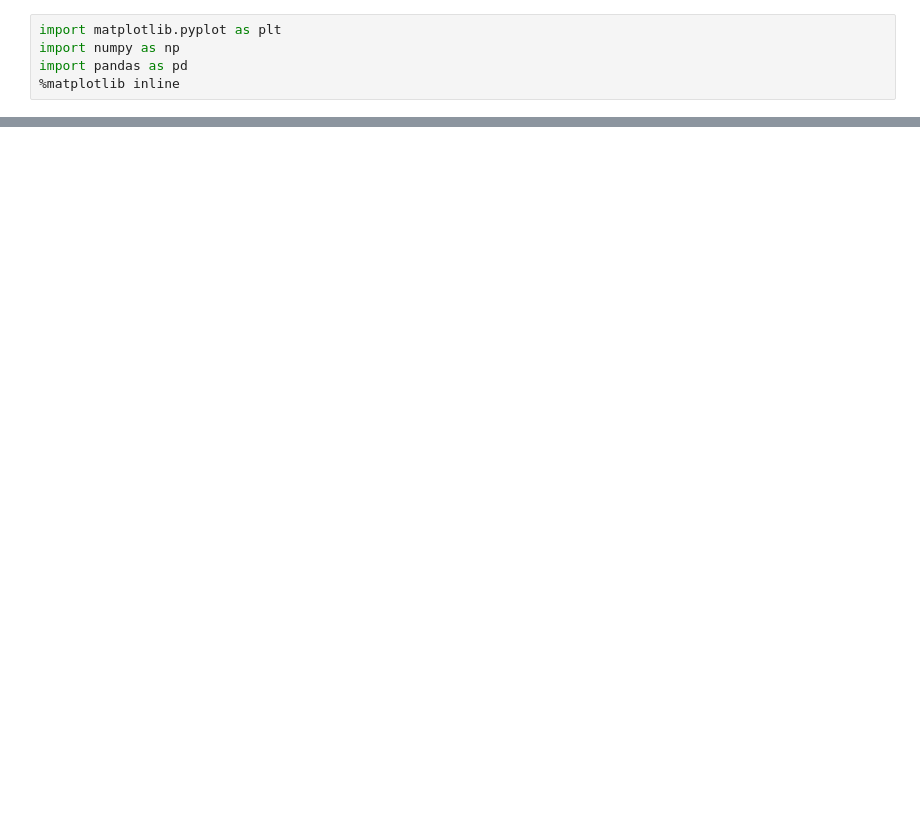
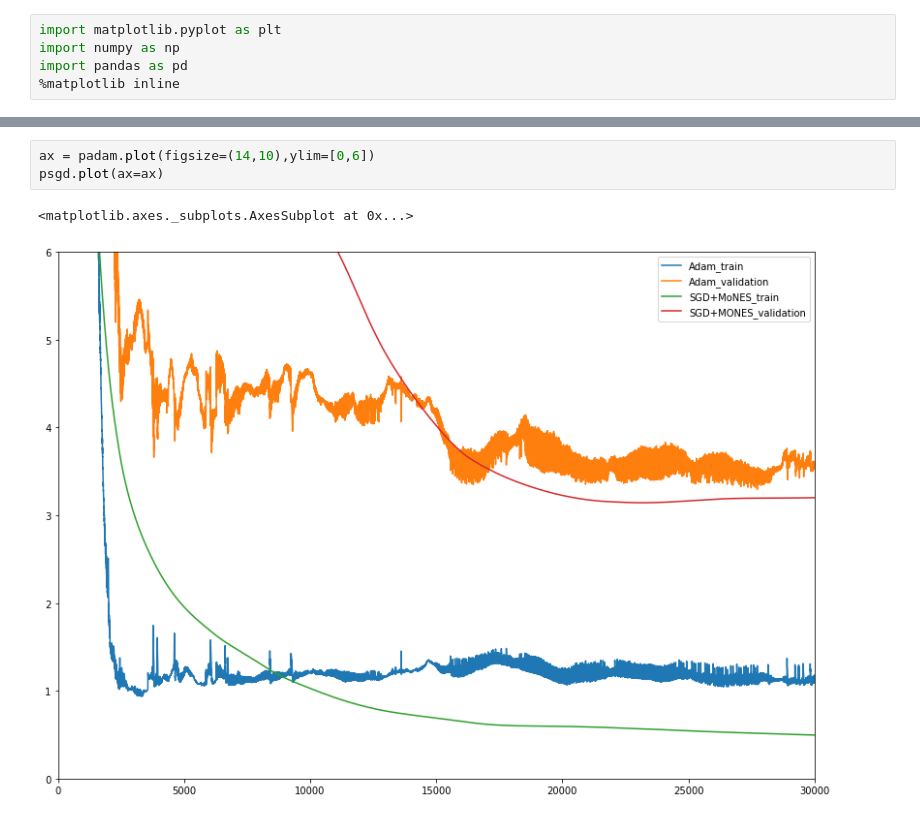
Before and after one commit to lilanpei/Monks, a Jupyter notebook: UsedFiles/Notebooks/FinalModelsPlots.ipynb, the cells around one changed output, grey strips where cells are left out. Saved outputs shown, nothing was run; the diff lists cells and outputs as text; blank space fills up the shorter version.

```diff
--- a/UsedFiles/Notebooks/FinalModelsPlots.ipynb
+++ b/UsedFiles/Notebooks/FinalModelsPlots.ipynb
@@ -36,0 +40,6 @@ for f in fileNames:
+# %%
+ax = padam.plot(figsize=(14,10),ylim=[0,6])
+psgd.plot(ax=ax)
+# %% [output]
+<matplotlib.axes._subplots.AxesSubplot at 0x...>
+[figure, added]
```
Also changed, not shown: parts of 7 cells of this notebook, 11 other files.
